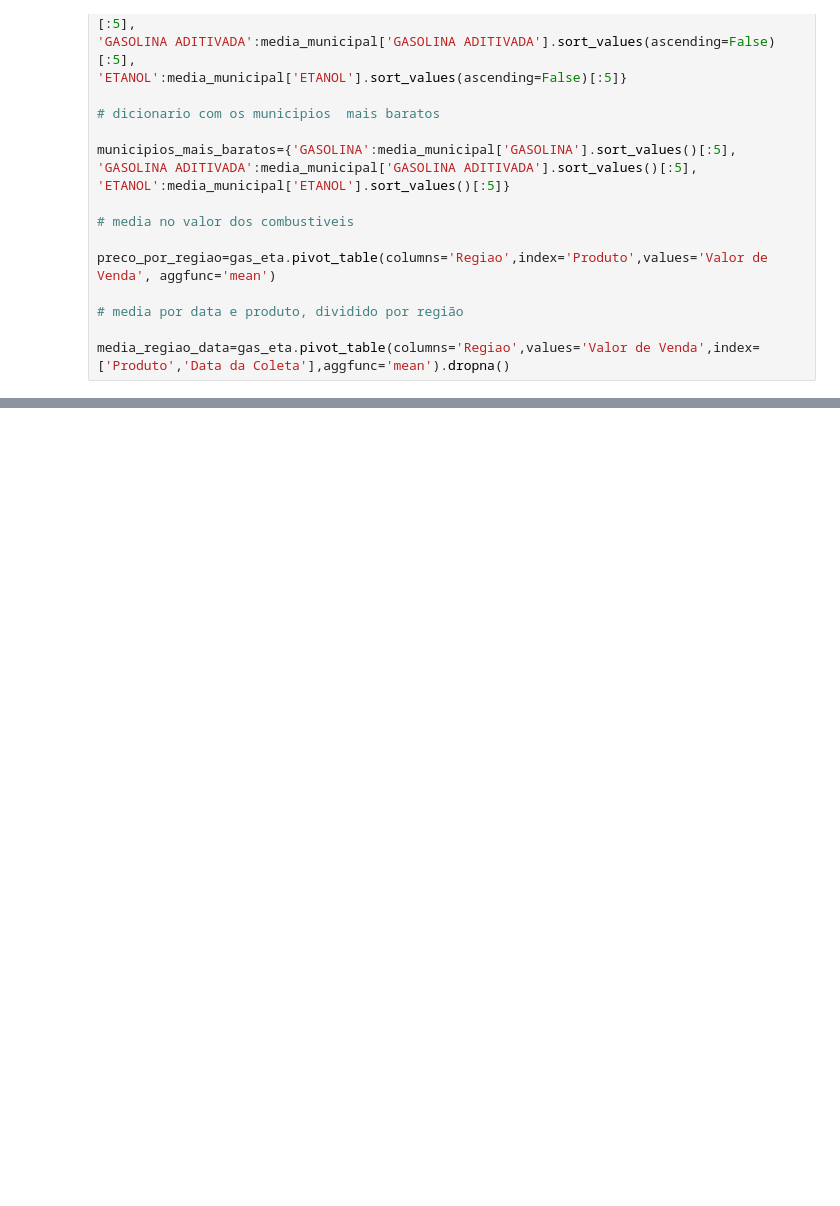
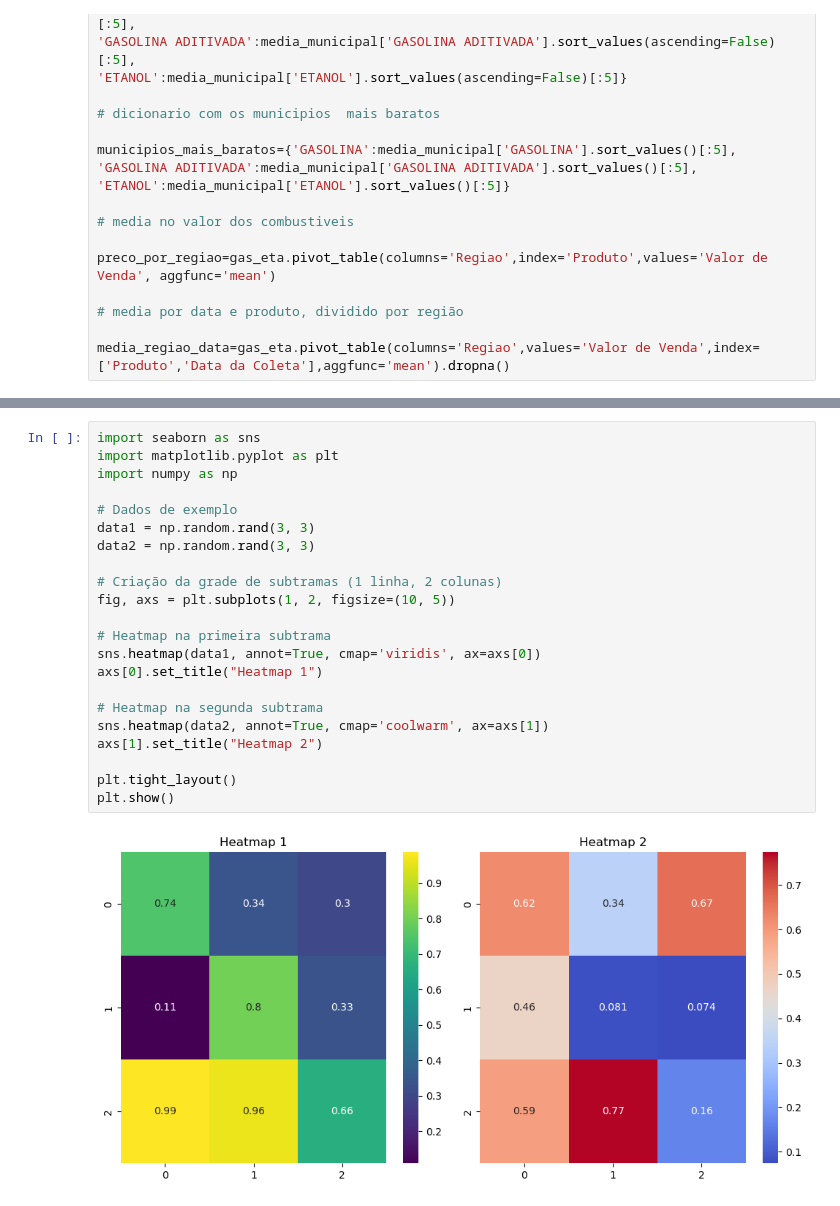
Before and after one commit to davidmidoria/analise_gasolina_etanol, a Jupyter notebook: analise.ipynb, the cells around one changed output, grey strips where cells are left out. Drawn from its saved outputs; the diff is of its cells as text; blank space fills up the shorter version.

```diff
--- a/analise.ipynb
+++ b/analise.ipynb
@@ -154,0 +174,24 @@ def grafico_regiao():
+# %%
+import seaborn as sns
+import matplotlib.pyplot as plt
+import numpy as np
+
+# Dados de exemplo
+data1 = np.random.rand(3, 3)
+data2 = np.random.rand(3, 3)
+
+# Criação da grade de subtramas (1 linha, 2 colunas)
+fig, axs = plt.subplots(1, 2, figsize=(10, 5))
+
+# Heatmap na primeira subtrama
+sns.heatmap(data1, annot=True, cmap='viridis', ax=axs[0])
+axs[0].set_title("Heatmap 1")
+
+# Heatmap na segunda subtrama
+sns.heatmap(data2, annot=True, cmap='coolwarm', ax=axs[1])
+axs[1].set_title("Heatmap 2")
+
+plt.tight_layout()
+plt.show()
+# %% [output]
+[figure, added]
```
Also changed, not shown: parts of 7 cells of this notebook, 2 other files.
